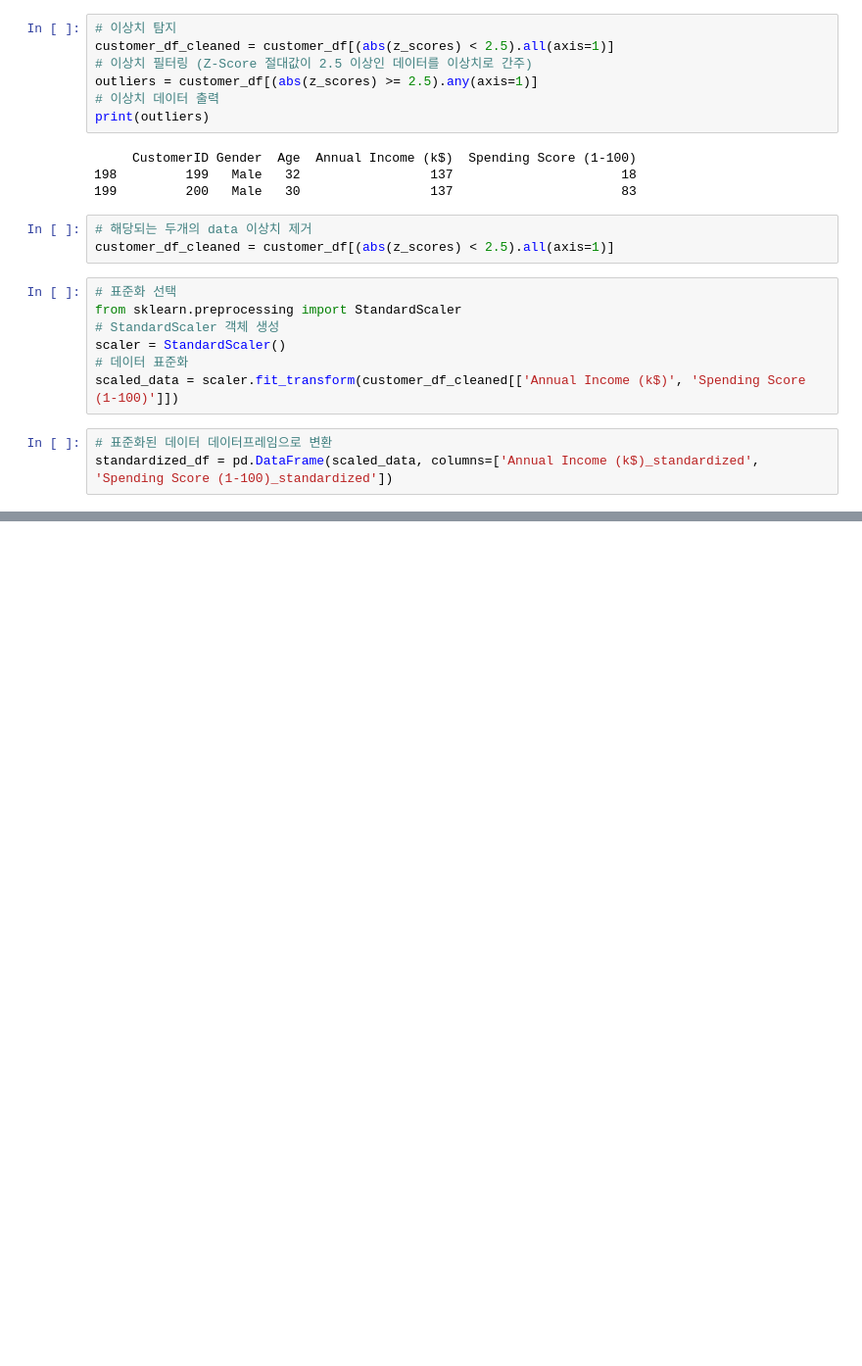
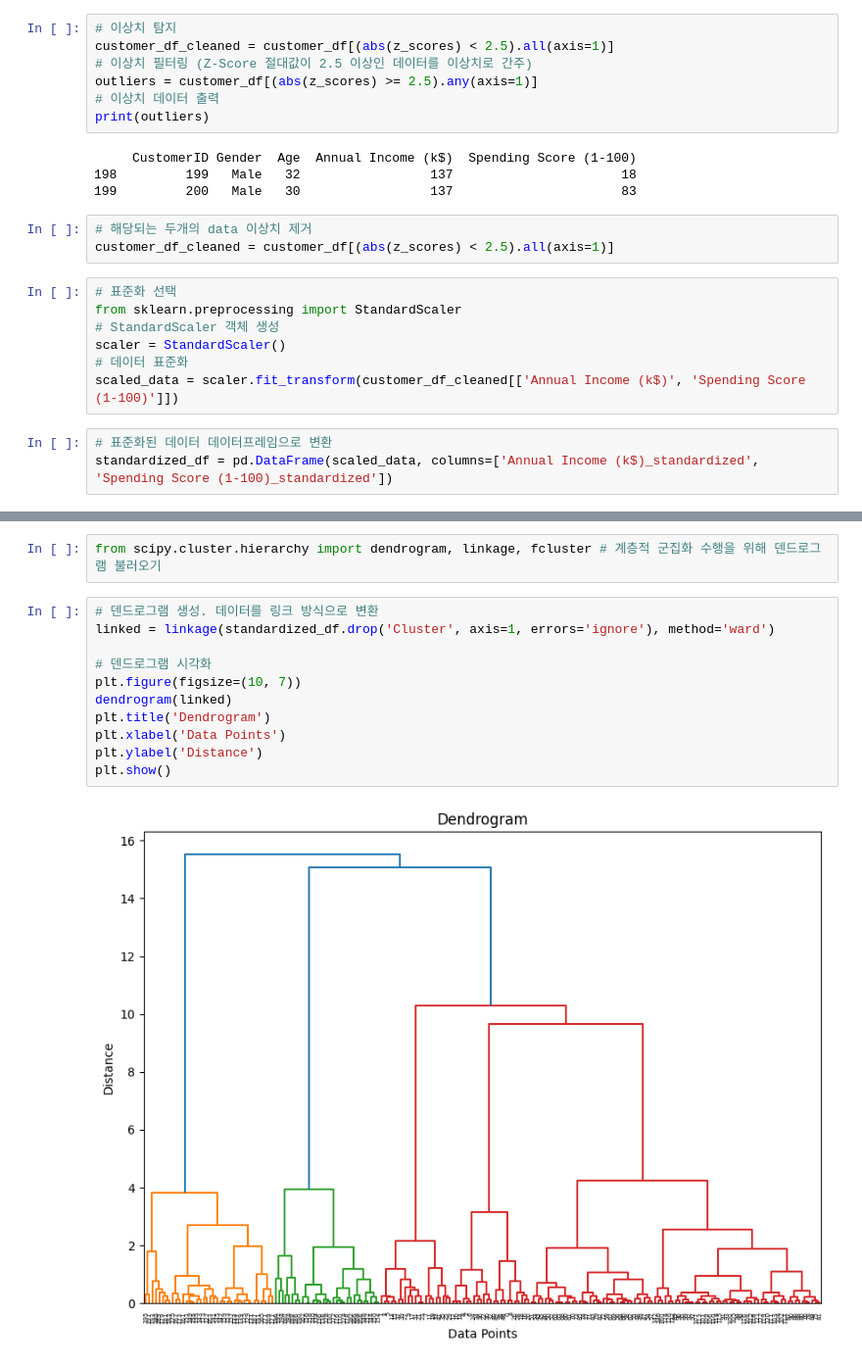
Before and after one commit to invisible-bo/customers, a Jupyter notebook: customers.ipynb, the cells around one changed output, grey strips where cells are left out. Shown: that part at 98% size. Cells and saved outputs as stored; diff of their text form; blank space fills up the shorter version.

```diff
--- a/customers.ipynb
+++ b/customers.ipynb
@@ -90,0 +267,15 @@ standardized_df = pd.DataFrame(scaled_data, columns=['Annual Income (k$)_standar
+# %%
+from scipy.cluster.hierarchy import dendrogram, linkage, fcluster # 계층적 군집화 수행을 위해 덴드로그램 불러오기
+# %%
+# 덴드로그램 생성. 데이터를 링크 방식으로 변환
+linked = linkage(standardized_df.drop('Cluster', axis=1, errors='ignore'), method='ward')
+
+# 덴드로그램 시각화
+plt.figure(figsize=(10, 7))
+dendrogram(linked)
+plt.title('Dendrogram')
+plt.xlabel('Data Points')
+plt.ylabel('Distance')
+plt.show()
+# %% [output]
+[figure, added]
```
Also changed, not shown: parts of 21 cells of this notebook.
